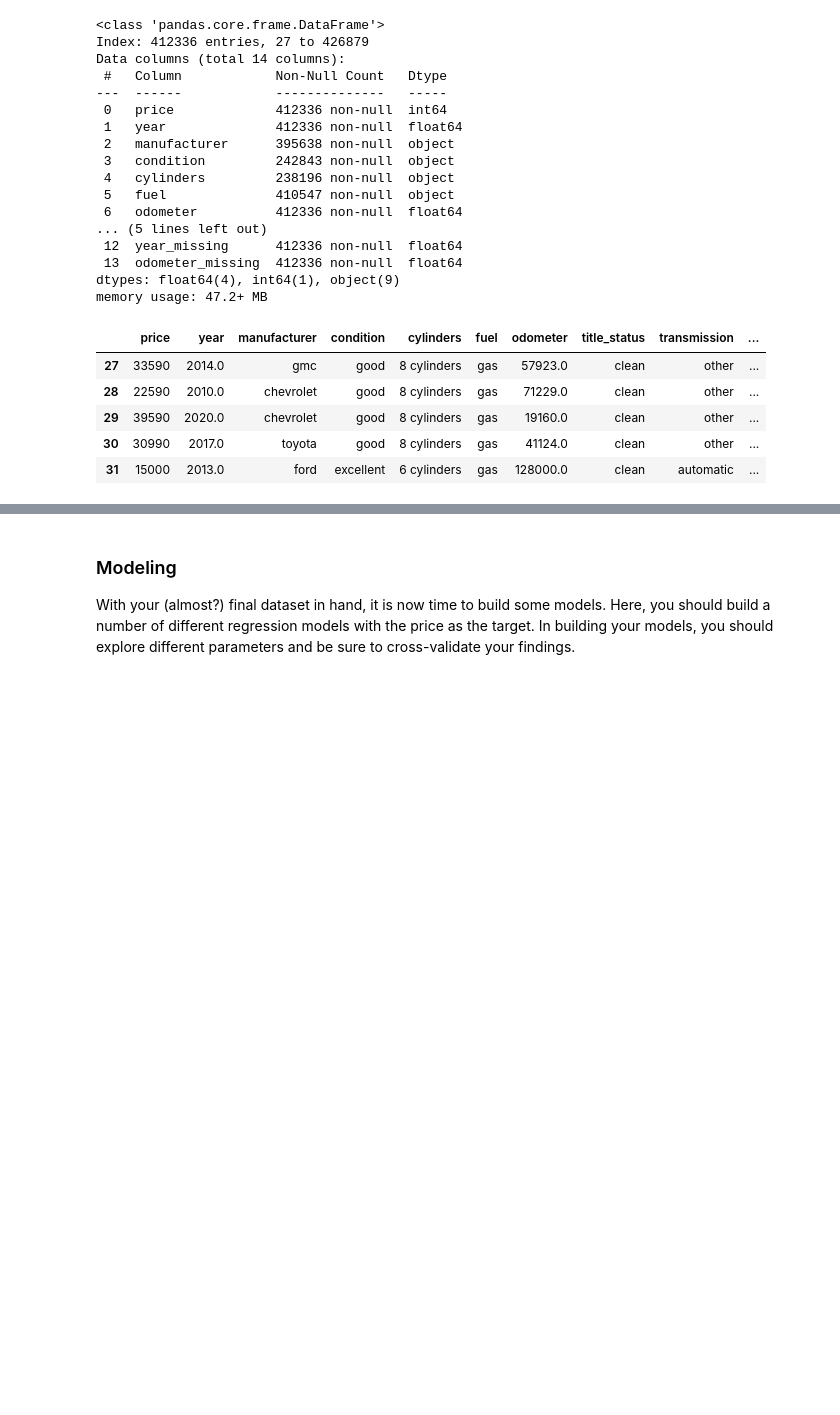
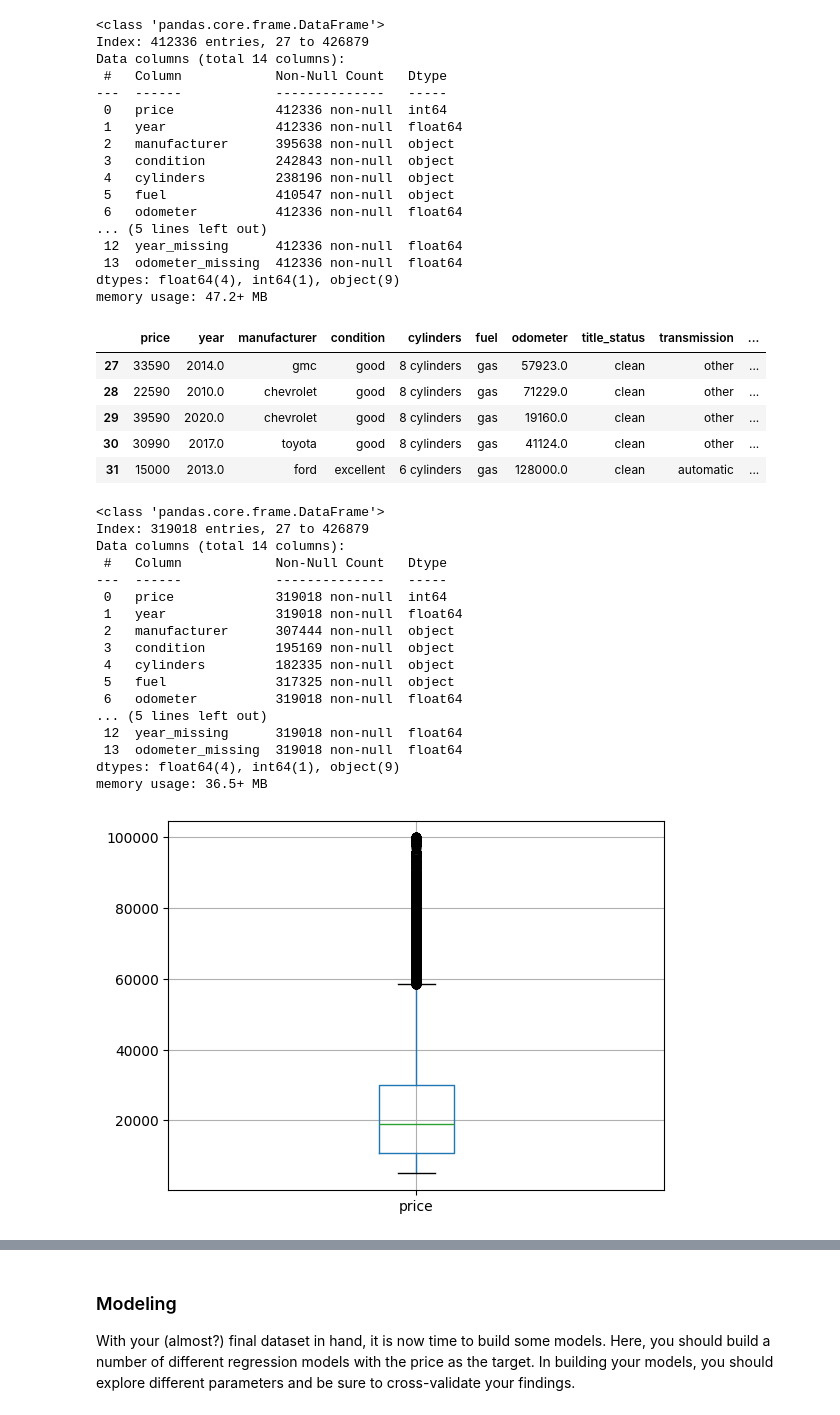
Before and after one commit to vegalopm/ml-assignment-mod11, a Jupyter notebook: prompt_II.ipynb, the cells around one changed output, grey strips where cells are left out. Cells and saved outputs as stored; diff of their text form; code cells hidden in the pictures; blank space fills up the shorter version.

```diff
--- a/prompt_II.ipynb
+++ b/prompt_II.ipynb
@@ -154,3 +186,29 @@ memory usage: 47.2+ MB
 | 29 | 39590 | 2020.0 | chevrolet | good | 8 cylinders | gas | 19160.0 | clean | other | ... |
 | 30 | 30990 | 2017.0 | toyota | good | 8 cylinders | gas | 41124.0 | clean | other | ... |
 | 31 | 15000 | 2013.0 | ford | excellent | 6 cylinders | gas | 128000.0 | clean | automatic | ... |
+# %%
+# Remove price outliers. Keep higher than 5,000 and lower than 200,000
+cars = cars.loc[(cars['price'] > 5_000) & (cars['price'] < 100_000)]
+# Graph a box plot of the price column
+cars.boxplot(column=['price'])
+
+cars.info()
+# %% [output]
+<class 'pandas.core.frame.DataFrame'>
+Index: 319018 entries, 27 to 426879
+Data columns (total 14 columns):
+ #   Column            Non-Null Count   Dtype
+---  ------            --------------   -----
+ 0   price             319018 non-null  int64
+ 1   year              319018 non-null  float64
+ 2   manufacturer      307444 non-null  object
+ 3   condition         195169 non-null  object
+ 4   cylinders         182335 non-null  object
+ 5   fuel              317325 non-null  object
+ 6   odometer          319018 non-null  float64
+... (5 lines left out)
+ 12  year_missing      319018 non-null  float64
+ 13  odometer_missing  319018 non-null  float64
+dtypes: float64(4), int64(1), object(9)
+memory usage: 36.5+ MB
+[figure, added]
```
Also changed, not shown: parts of 5 cells of this notebook.
